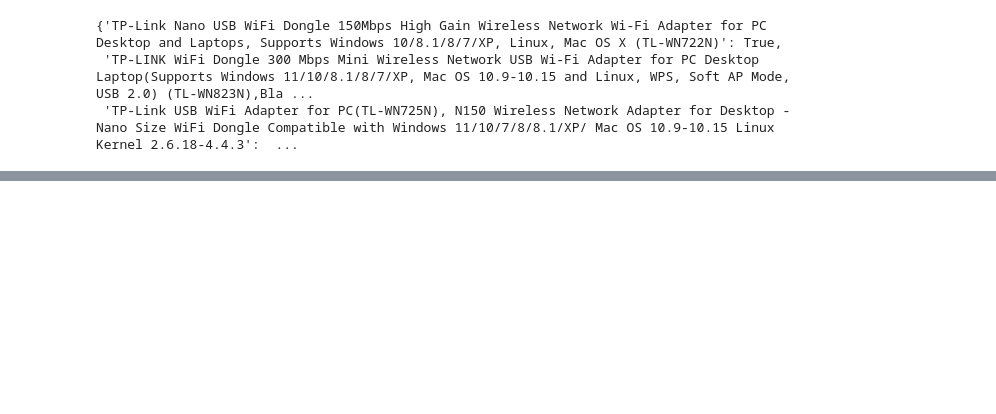
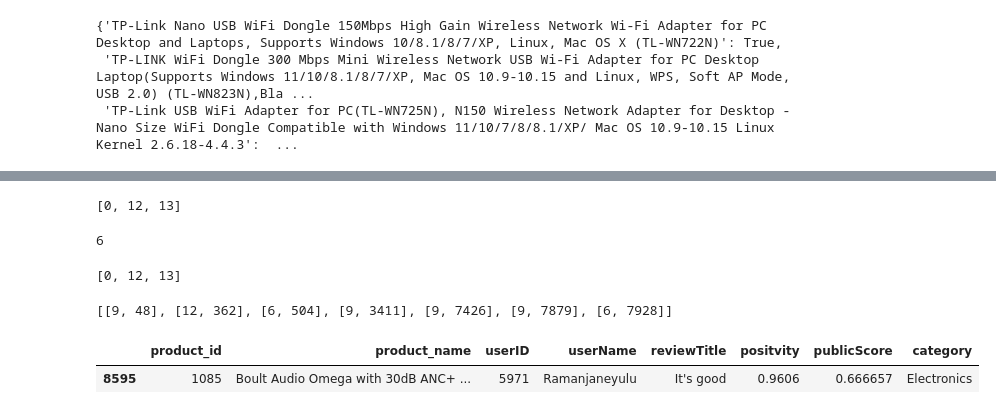
Before and after one commit to sparsh44/GRID_USA, a Jupyter notebook: model/model2.ipynb, the cells around one changed output, grey strips where cells are left out. Cells and saved outputs as stored; diff of their text form; code cells hidden in the pictures; blank space fills up the shorter version.

Commit message:
User Similarity based recommendations working

```diff
--- a/model/model2.ipynb
+++ b/model/model2.ipynb
@@ -928,0 +784,29 @@ Length: 8587, dtype: int64
+# %%
+productsOfUser2 = user_product[7928]
+productsOfUser2
+# %% [output]
+[0, 12, 13]
+# %%
+productsOfUser1 = user_product[6183]
+productsOfUser2 = user_product[7928]
+similiarity_score = 0
+for val1 in productsOfUser1:
+    for val2 in productsOfUser2:
+        if val1 == val2:
+            temp = df6[(df6['userID'] == 6183)]
+            pos1 = temp[temp['product_id'] == val1]['positvity'].values[0]
+            temp = df6[(df6['userID'] == 7928)]
+            pos2 = temp[temp['product_id'] == val2]['positvity'].values[0]
+            if abs(pos1 - pos2) < 0.2:
+                similiarity_score += 4
+            elif abs(pos1 - pos2) < 0.4:
+                similiarity_score += 3
+            elif abs(pos1 - pos2) < 0.6:
+                similiarity_score += 2
+            elif abs(pos1 - pos2) < 0.8:
+                similiarity_score += 1
+            else:
+                similiarity_score += 0
+print(similiarity_score)
+# %% [output]
+6
@@ -928,0 +846,18 @@ Length: 8587, dtype: int64
+# %%
+user_product[6183]
+# %% [output]
+[0, 12, 13]
+# %%
+arr = similar_user[6183]
+nums = []
+for i in range(len(arr)):
+    if arr[i] > 0:
+        nums.append([arr[i], i])
+nums
+# %% [output]
+[[9, 48], [12, 362], [6, 504], [9, 3411], [9, 7426], [9, 7879], [6, 7928]]
+# %%
+df6[df6['userID'] == 5971]
+# %% [output]
+|  | product_id | product_name | userID | userName | reviewTitle | positvity | publicScore | category |
+| 8595 | 1085 | Boult Audio Omega with 30dB ANC+ ... | 5971 | Ramanjaneyulu | It's good | 0.9606 | 0.666657 | Electronics |
```
Also changed, not shown: parts of 33 cells of this notebook, 1 other file.
